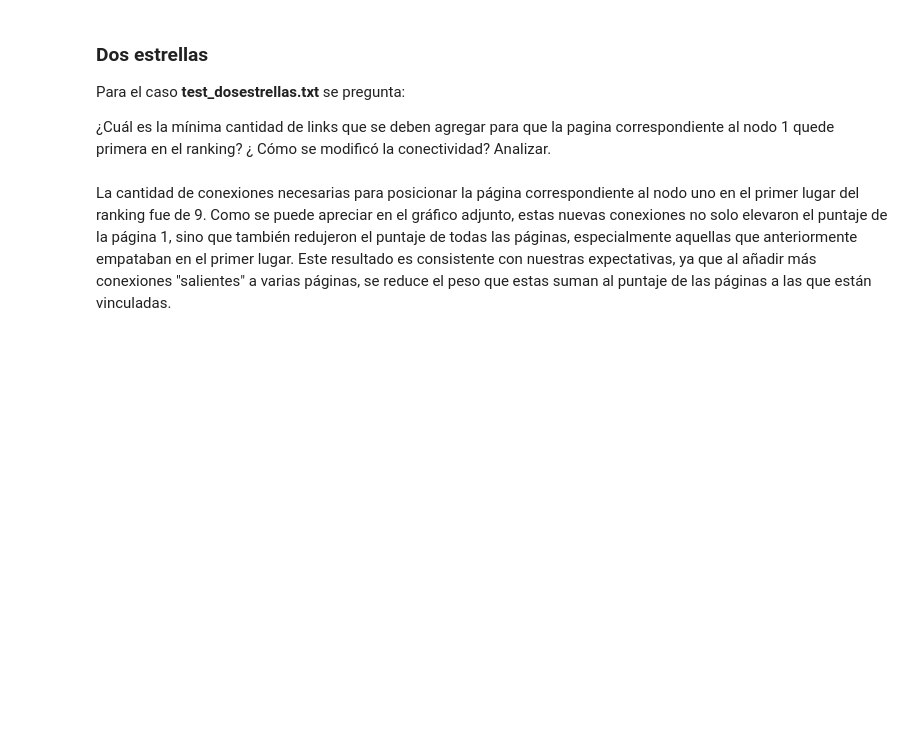
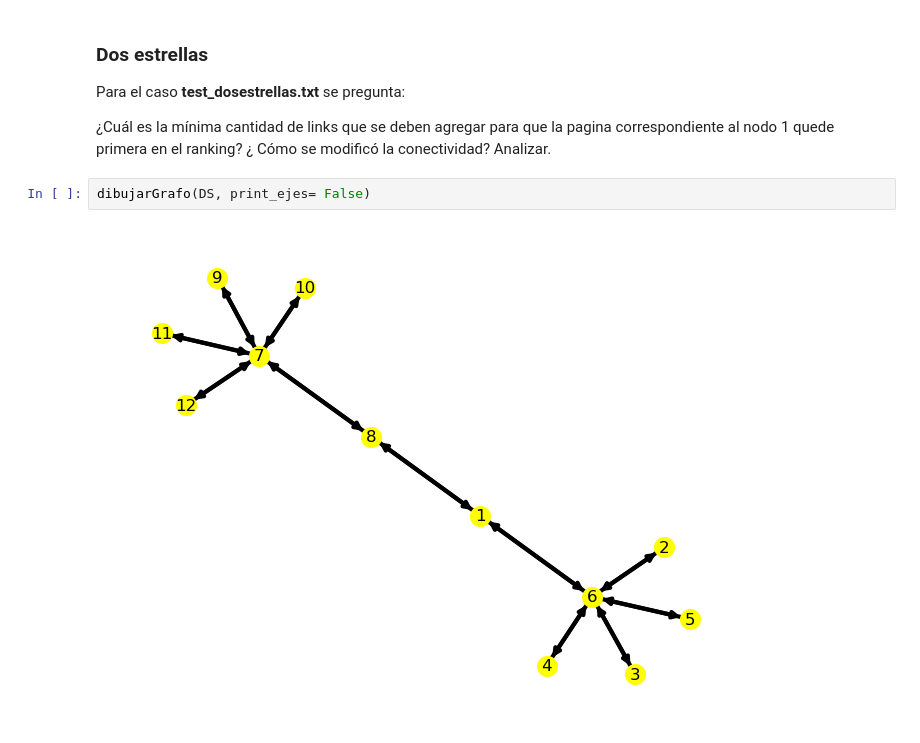
Before and after one commit to NadinaMaia/ALC_tp1, a Jupyter notebook: template-alumnos/template-alumnos/grupo_Biasoni-Soler_TP1.ipynb, the cells around one changed output. Drawn from its saved outputs; the diff is of its cells as text; blank space fills up the shorter version.

```diff
--- a/template-alumnos/template-alumnos/grupo_Biasoni-Soler_TP1.ipynb
+++ b/template-alumnos/template-alumnos/grupo_Biasoni-Soler_TP1.ipynb
@@ -380,5 +364,7 @@ graf_rankingP2(M, 'Mathworld')
 Para el caso **test_dosestrellas.txt** se pregunta:
 
 ¿Cuál es la mínima cantidad de links que se deben agregar para que la pagina correspondiente al nodo 1 quede primera en el ranking? ¿ Cómo se modificó la conectividad? Analizar.
-# %% [markdown]
-La cantidad de conexiones necesarias para posicionar la página correspondiente al nodo uno en el primer lugar del ranking fue de 9. Como se puede apreciar en el gráfico adjunto, estas nuevas conexiones no solo elevaron el puntaje de la página 1, sino que también redujeron el puntaje de todas las páginas, especialmente aquellas que anteriormente empataban en el primer lugar. Este resultado es consistente con nuestras expectativas, ya que al añadir más conexiones "salientes" a varias páginas, se reduce el peso que estas suman al puntaje de las páginas a las que están vinculadas.
+# %%
+dibujarGrafo(DS, print_ejes= False)
+# %% [output]
+[figure, added]
```
Also changed, not shown: parts of 11 cells of this notebook, 1 other file.
